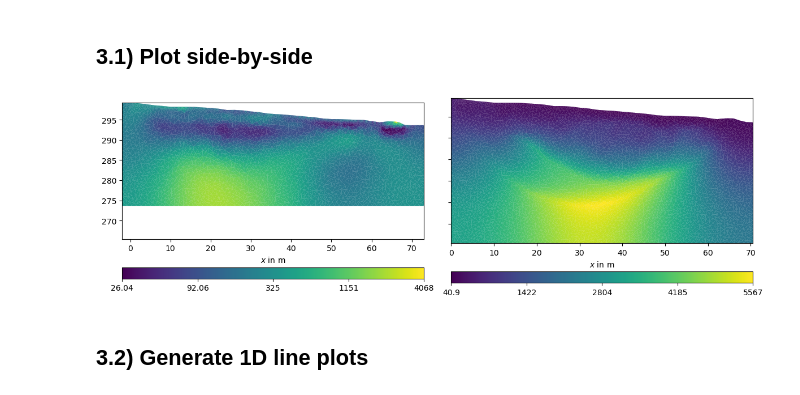
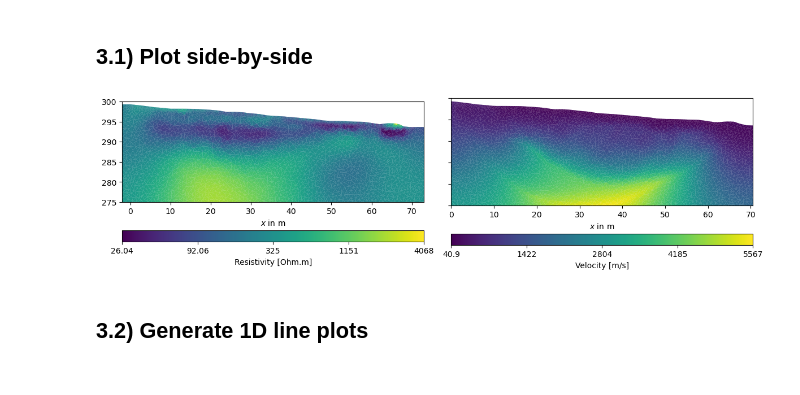
Before and after one commit to gimli-org/nsg26, a Jupyter notebook: 01_introduction/03_joint_interpretation.ipynb, the cells around one changed output. Cells and saved outputs as stored; diff of their text form; code cells hidden in the pictures.

```diff
--- a/01_introduction/03_joint_interpretation.ipynb
+++ b/01_introduction/03_joint_interpretation.ipynb
@@ -48,13 +47,13 @@ Mesh contains data: Marker, Resistivity
 ## 3.1) Plot side-by-side
 # %%
 fig, (ax1, ax2) = plt.subplots(1,2, figsize=(12,6), sharey=True)
-pg.show(inv_ert, inv_ert["Resistivity"], ax=ax1, logScale=True)
-pg.show(inv_srt, inv_srt["Traveltime"], ax=ax2)
-for a in ax1, ax2:
+pg.show(inv_ert, inv_ert["Resistivity"], ax=ax1, logScale=True, label="Resistivity [Ohm.m]")
+pg.show(inv_srt, inv_srt["Traveltime"], ax=ax2, label="Velocity [m/s]")
+for ax in ax1, ax2:
     ax.set_ylim(275,300)
 fig.tight_layout()
 # %% [output]
-[figure, old version]
+[figure, new version]
 # %% [markdown]
 ## 3.2) Generate 1D line plots
 # %%
```
Also changed, not shown: parts of 1 cell of this notebook.
